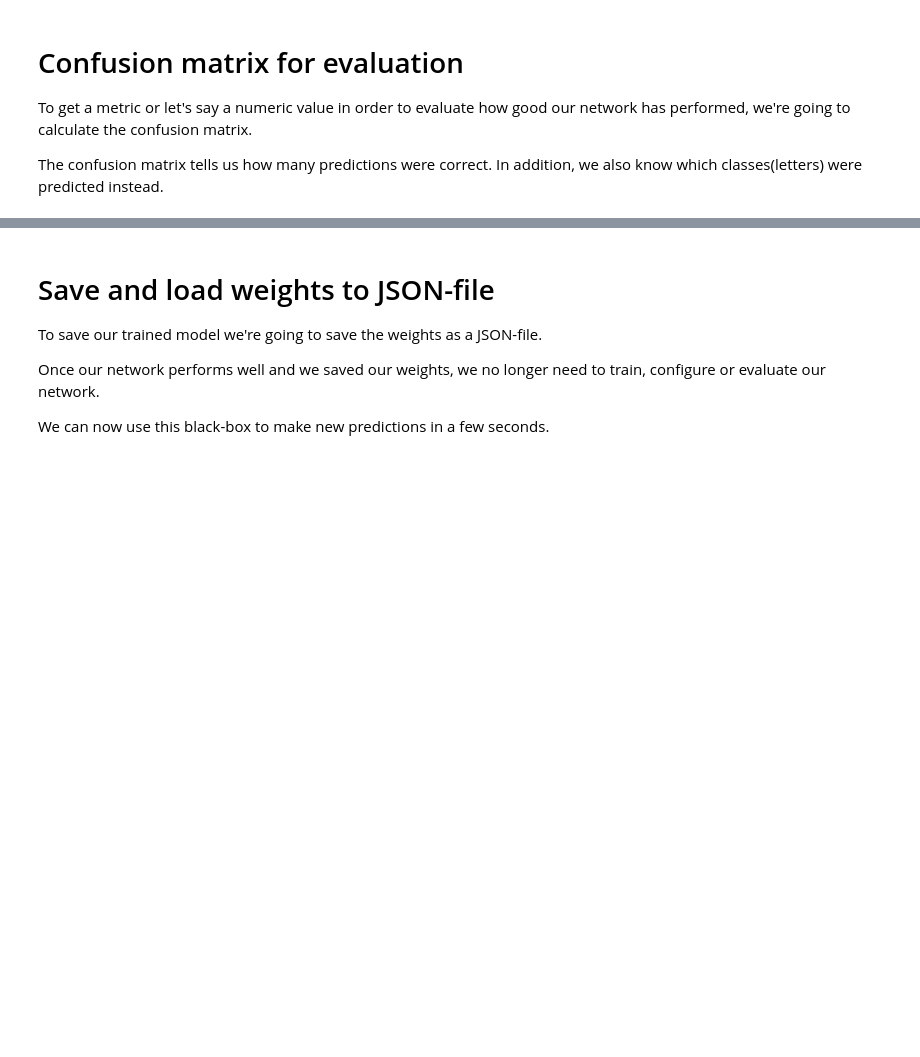
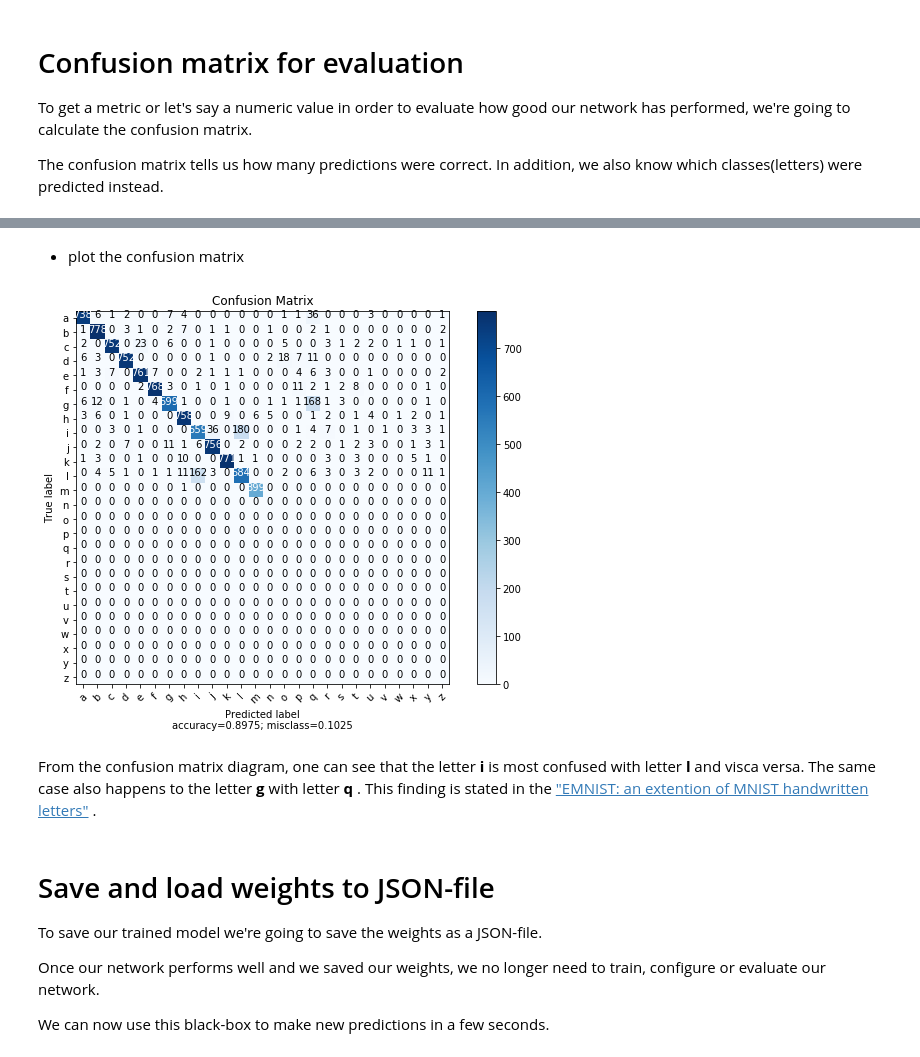
Before and after one commit to irzref/OCR-CNN, a Jupyter notebook: OCR-CNN.ipynb, the cells around one changed output, grey strips where cells are left out. Cells and saved outputs as stored; diff of their text form; code cells hidden in the pictures; blank space fills up the shorter version.

```diff
--- a/OCR-CNN.ipynb
+++ b/OCR-CNN.ipynb
@@ -436,0 +502,2 @@ np.round(np.trace(conf) / len(df_test_y),5)
+# %% [markdown]
+* plot the confusion matrix
@@ -437,3 +582,14 @@ np.round(np.trace(conf) / len(df_test_y),5)
+# %%
+import string
+
+plot_confusion_matrix(cm           = conf,
+                      normalize    = False,
+                      target_names = list(string.ascii_lowercase),
+                      title        = "Confusion Matrix")
+# %% [output]
+[figure, added]
+# %% [markdown]
+From the confusion matrix diagram, one can see that the letter __i__ is most confused with letter __l__ and visca versa. The same case also happens to the letter __g__ with letter __q__ . This finding is stated in the ["EMNIST: an extention of MNIST handwritten letters"](https://arxiv.org/pdf/1702.05373.pdf) .
 # %% [markdown]
 # Save and load weights to JSON-file
 
```
Also changed, not shown: parts of 20 cells of this notebook, 18 other files.
